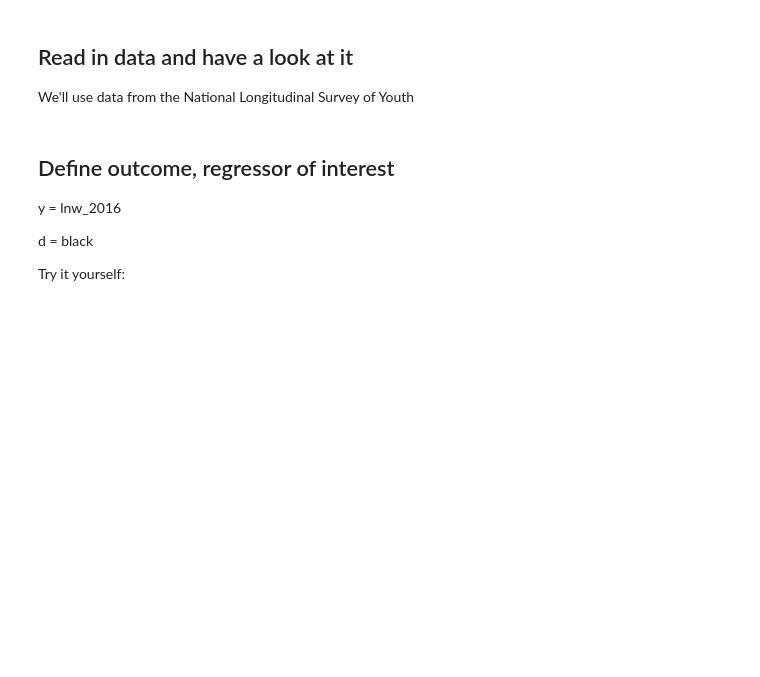
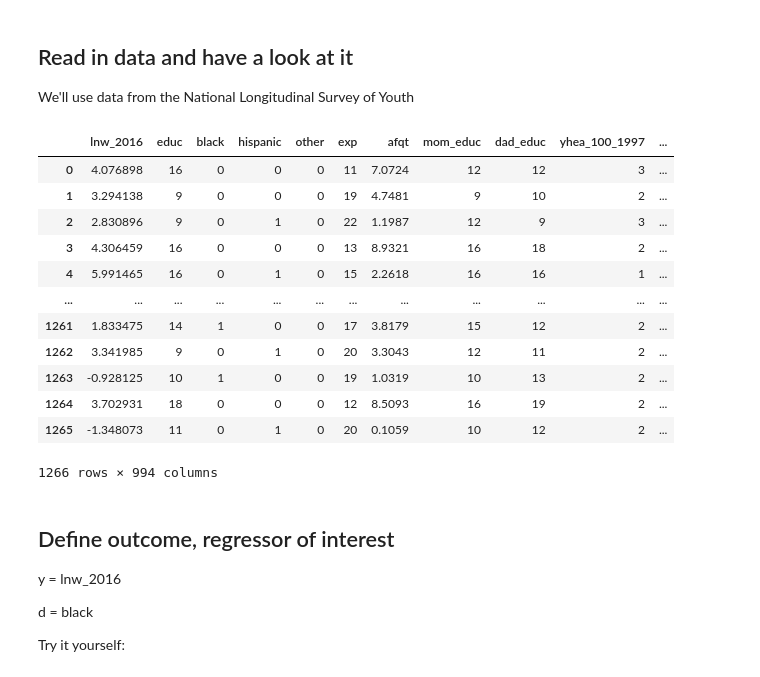
Before and after one commit to brighamfrandsen/econ484, a Jupyter notebook: examples/Causal_via_Prediction.ipynb, the cells around one changed output. Saved outputs shown, nothing was run; the diff lists cells and outputs as text; code cells hidden in the pictures; blank space fills up the shorter version.

Commit message:
Fixed data link

```diff
--- a/examples/Causal_via_Prediction.ipynb
+++ b/examples/Causal_via_Prediction.ipynb
@@ -64,8 +64,22 @@ from sklearn.model_selection import KFold
 ## Read in data and have a look at it
 We'll use data from the National Longitudinal Survey of Youth
 # %%
-nlsy=pd.read_csv('https://github.com/Mixtape-Sessions/Machine-Learning/blob/main/Labs/data/nlsy97.csv?raw=true')
+nlsy=pd.read_csv('https://github.com/brighamfrandsen/econ484/raw/master/data/nlsy97.csv?raw=true')
 nlsy
+# %% [output]
+|  | lnw_2016 | educ | black | hispanic | other | exp | afqt | mom_educ | dad_educ | yhea_100_1997 | ... |
+| 0 | 4.076898 | 16 | 0 | 0 | 0 | 11 | 7.0724 | 12 | 12 | 3 | ... |
+| 1 | 3.294138 | 9 | 0 | 0 | 0 | 19 | 4.7481 | 9 | 10 | 2 | ... |
+| 2 | 2.830896 | 9 | 0 | 1 | 0 | 22 | 1.1987 | 12 | 9 | 3 | ... |
+| 3 | 4.306459 | 16 | 0 | 0 | 0 | 13 | 8.9321 | 16 | 18 | 2 | ... |
+| 4 | 5.991465 | 16 | 0 | 1 | 0 | 15 | 2.2618 | 16 | 16 | 1 | ... |
+| ... | ... | ... | ... | ... | ... | ... | ... | ... | ... | ... | ... |
+| 1261 | 1.833475 | 14 | 1 | 0 | 0 | 17 | 3.8179 | 15 | 12 | 2 | ... |
+| 1262 | 3.341985 | 9 | 0 | 1 | 0 | 20 | 3.3043 | 12 | 11 | 2 | ... |
+| 1263 | -0.928125 | 10 | 1 | 0 | 0 | 19 | 1.0319 | 10 | 13 | 2 | ... |
+| 1264 | 3.702931 | 18 | 0 | 0 | 0 | 12 | 8.5093 | 16 | 19 | 2 | ... |
+| 1265 | -1.348073 | 11 | 0 | 1 | 0 | 20 | 0.1059 | 10 | 12 | 2 | ... |
+1266 rows × 994 columns
 # %% [markdown]
 ## Define outcome, regressor of interest
 y = lnw_2016
```
Also changed, not shown: parts of 3 cells of this notebook.
